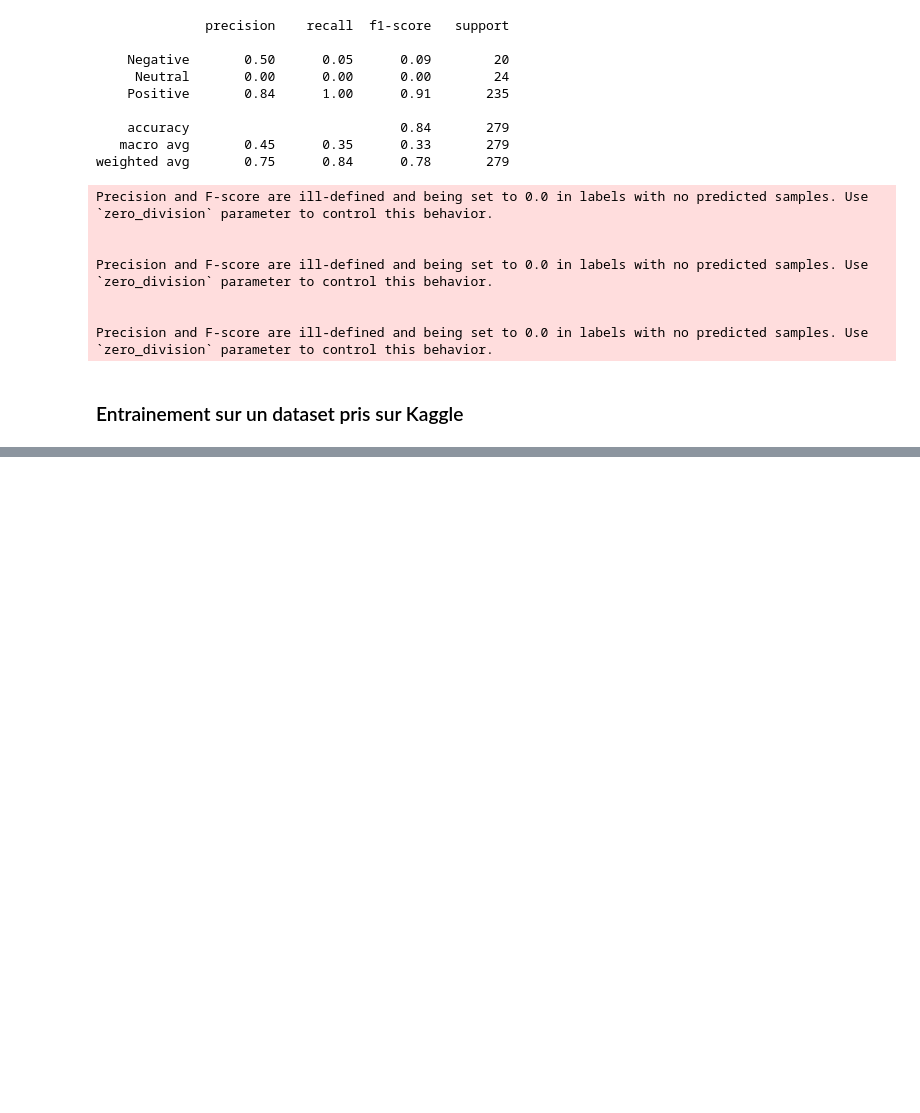
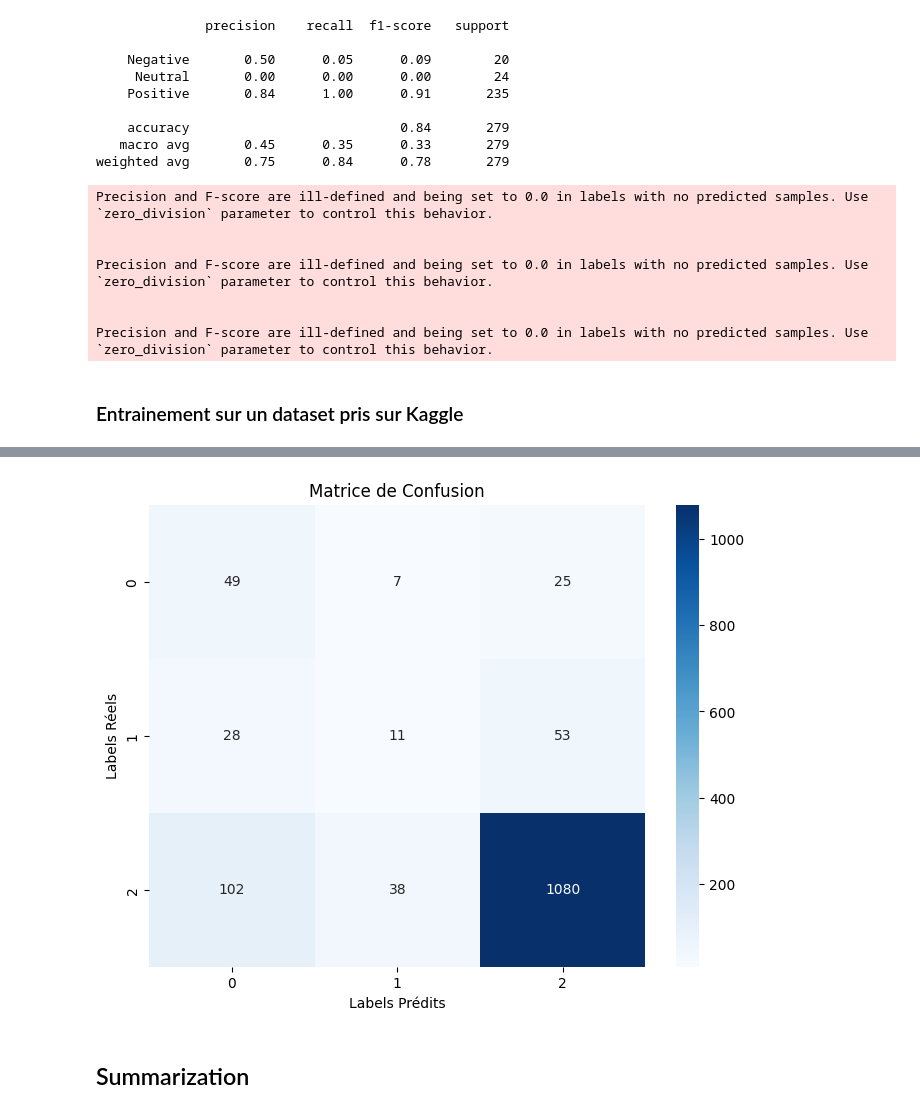
Before and after one commit to soraps/Projet2_NLP, a Jupyter notebook: NLP_Project_2_Analysis.ipynb, the cells around one changed output, grey strips where cells are left out. Saved outputs shown, nothing was run; the diff lists cells and outputs as text; code cells hidden in the pictures; blank space fills up the shorter version.

```diff
--- a/NLP_Project_2_Analysis.ipynb
+++ b/NLP_Project_2_Analysis.ipynb
@@ -802,0 +794,27 @@ Precision and F-score are ill-defined and being set to 0.0 in labels with no pre
+# %%
+#!pip install transformers torch
+from transformers import pipeline
+sentiment_analysis = pipeline("text-classification", model="mrcaelumn/yelp_restaurant_review_sentiment_analysis")
+# %%
+def convert_label(label):
+    if label == 'LABEL_2':
+        return 2
+    elif label == 'LABEL_1':
+        return 1
+    else:
+        return 0
+
+def apply_sentiment_batch(reviews, batch_size=64):
+    batched_reviews = [reviews[i:i + batch_size] for i in range(0, len(reviews), batch_size)]
+    sentiments = []
+
+    for batch in batched_reviews:
+        batch_results = sentiment_analysis(batch)
+        # Conserver et traduire uniquement le label
+        batch_sentiments = [convert_label(result['label']) for result in batch_results]
+        sentiments.extend(batch_sentiments)
+
+    return sentiments
+
+# Appliquer l'analyse de sentiment sur l'ensemble des avis et traduire les labels en français
+review_df['sentiment_resultsBert'] = apply_sentiment_batch(review_df['preprocessed_text'].tolist())
@@ -802,0 +830,18 @@ Precision and F-score are ill-defined and being set to 0.0 in labels with no pre
+# %%
+
+# Calculer la matrice de confusion
+y_true = review_df['sentiment_par_rapport_rating']
+y_pred = review_df['sentiment_resultsBert']
+conf_matrix = confusion_matrix(y_true, y_pred)
+
+# Afficher la matrice de confusion
+fig, ax = plt.subplots(figsize=(8, 6))
+sns.heatmap(conf_matrix, annot=True, fmt='d', cmap='Blues')
+ax.set_xlabel('Labels Prédits')
+ax.set_ylabel('Labels Réels')
+ax.set_title('Matrice de Confusion')
+plt.show()
+# %% [output]
+[figure, added]
+# %% [markdown]
+## Summarization
```
Also changed, not shown: parts of 24 cells of this notebook, 5 other files.
